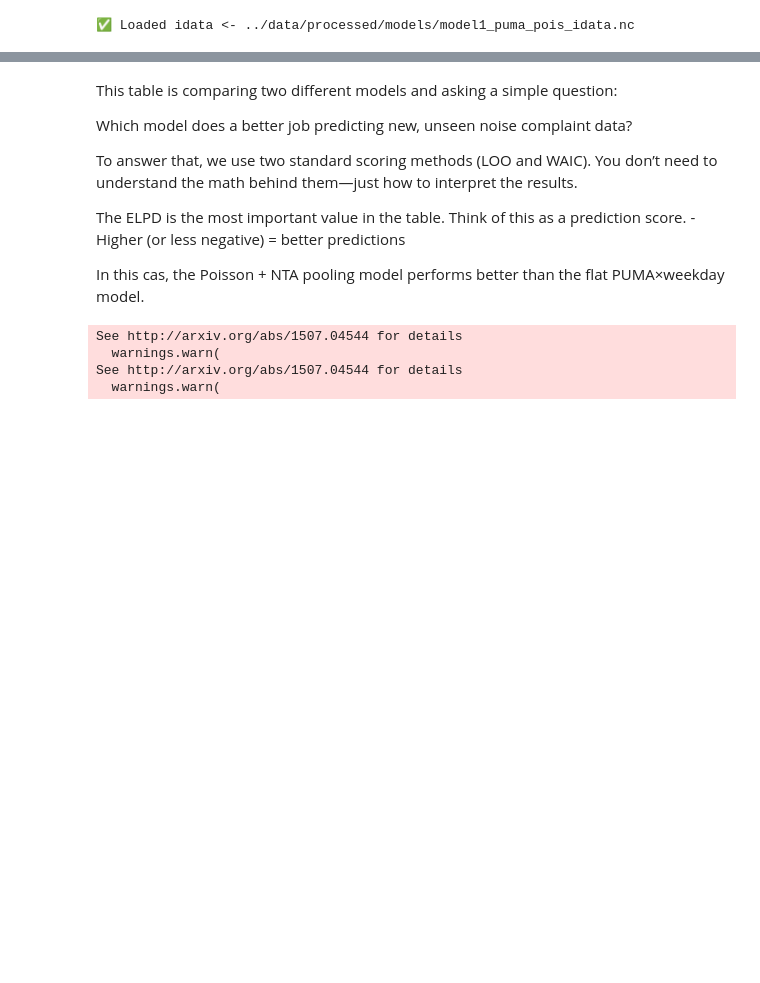
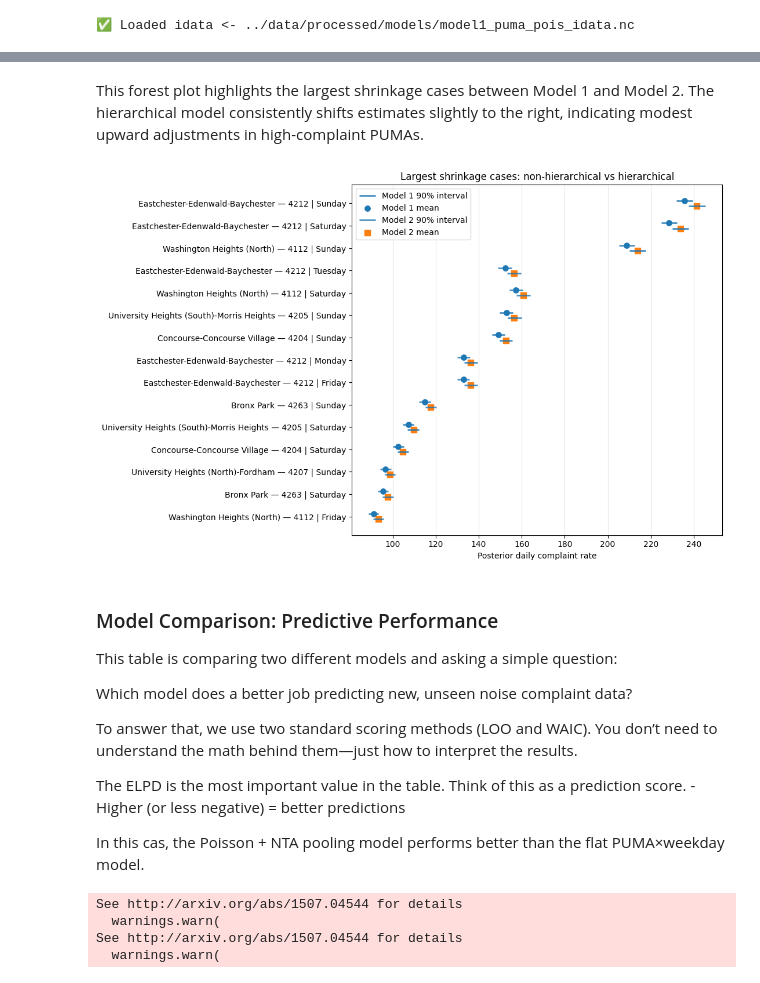
Before and after one commit to mosesmc52/nyc-311-bayesian-noise-models, a Jupyter notebook: notebooks/3_sharing_information_across_neighborhoods.ipynb, the cells around one changed output, grey strips where cells are left out. Saved outputs shown, nothing was run; the diff lists cells and outputs as text; code cells hidden in the pictures; blank space fills up the shorter version.

```diff
--- a/notebooks/3_sharing_information_across_neighborhoods.ipynb
+++ b/notebooks/3_sharing_information_across_neighborhoods.ipynb
@@ -197,4 +345,69 @@ idata_puma_pois = load_idata("../data/processed/models/model1_puma_pois_idata.nc
+# %% [markdown]
+This forest plot highlights the largest shrinkage cases between Model 1 and Model 2. The hierarchical model consistently shifts
+estimates slightly to the right, indicating modest upward adjustments in high-complaint PUMAs.
+# %%
+
+# --- Forest-style comparison for the largest shrinkage cases
+
+top_shrink = (
+    df_shrink
+    .sort_values("abs_shrinkage", ascending=False)
+    .head(15)
+    .iloc[::-1]
+    .copy()
+)
+
+top_shrink["label"] = top_shrink["nta_puma"].astype(str) + " | " + top_shrink["dow"].astype(str)
+y = np.arange(len(top_shrink))
+
+plt.figure(figsize=(11, 7))
+
+# Model 1 interval
+plt.hlines(
+    y=y + 0.12,
+    xmin=top_shrink["lam_mean_nonhier_low_90"],
+    xmax=top_shrink["lam_mean_nonhier_high_90"],
+    linewidth=2,
+    alpha=0.8,
+    label="Model 1 90% interval",
+)
+plt.scatter(
+    top_shrink["lam_mean_nonhier"],
+    y + 0.12,
+    marker="o",
+    s=45,
+    label="Model 1 mean",
+)
+
+# Model 2 interval
+plt.hlines(
+    y=y - 0.12,
+    xmin=top_shrink["lam_mean_hier_low_90"],
+    xmax=top_shrink["lam_mean_hier_high_90"],
+    linewidth=2,
+    alpha=0.8,
+    label="Model 2 90% interval",
+)
+plt.scatter(
+    top_shrink["lam_mean_hier"],
+    y - 0.12,
+    marker="s",
+    s=45,
+    label="Model 2 mean",
+)
+
+plt.yticks(y, top_shrink["label"])
+plt.xlabel("Posterior daily complaint rate")
+plt.title("Largest shrinkage cases: non-hierarchical vs hierarchical")
+plt.grid(axis="x", alpha=0.3)
+plt.legend()
+plt.tight_layout()
+plt.show()
+# %% [output]
+[figure, added]
 # %% [markdown]
+### Model Comparison: Predictive Performance
+
 This table is comparing two different models and asking a simple question:
 
 Which model does a better job predicting new, unseen noise complaint data?
```
Also changed, not shown: parts of 11 cells of this notebook.
